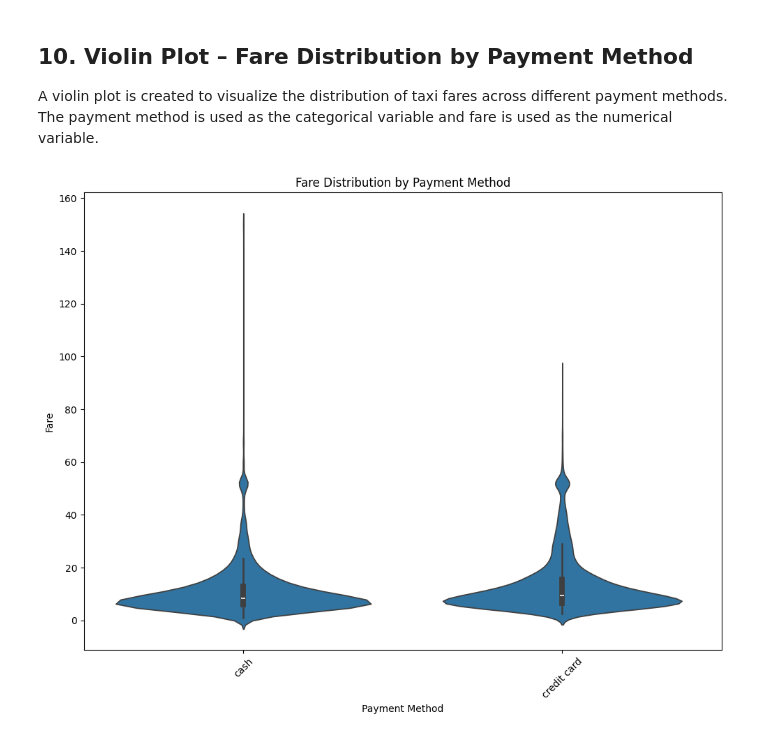
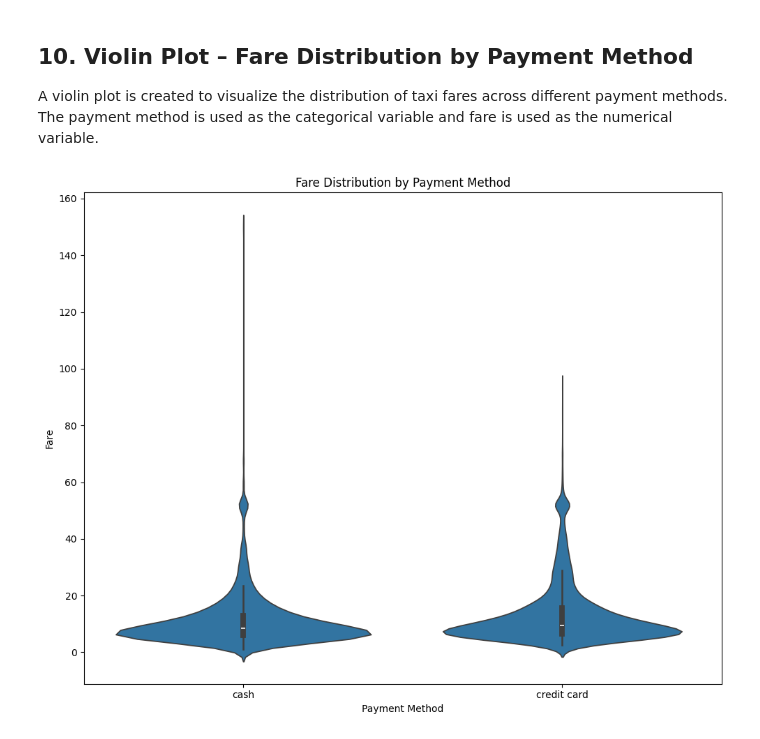
Before and after one commit to gowriv05/Data_visualization_python, a Jupyter notebook: Data_Visualization_python.ipynb, the cells around one changed output. Saved outputs shown, nothing was run; the diff lists cells and outputs as text; code cells hidden in the pictures.

```diff
--- a/Data_Visualization_python.ipynb
+++ b/Data_Visualization_python.ipynb
@@ -332,11 +332,10 @@ A violin plot is created to visualize the distribution of taxi fares across diff
 # %%
 plt.figure(figsize=(10,8))
 sns.violinplot(data=df,x='payment',y='fare')
 plt.xlabel('Payment Method')
 plt.ylabel('Fare')
 plt.title('Fare Distribution by Payment Method')
-plt.xticks(rotation=45)
 plt.tight_layout()
 plt.show()
 # %% [output]
-[figure, old version]
+[figure, new version]
```
